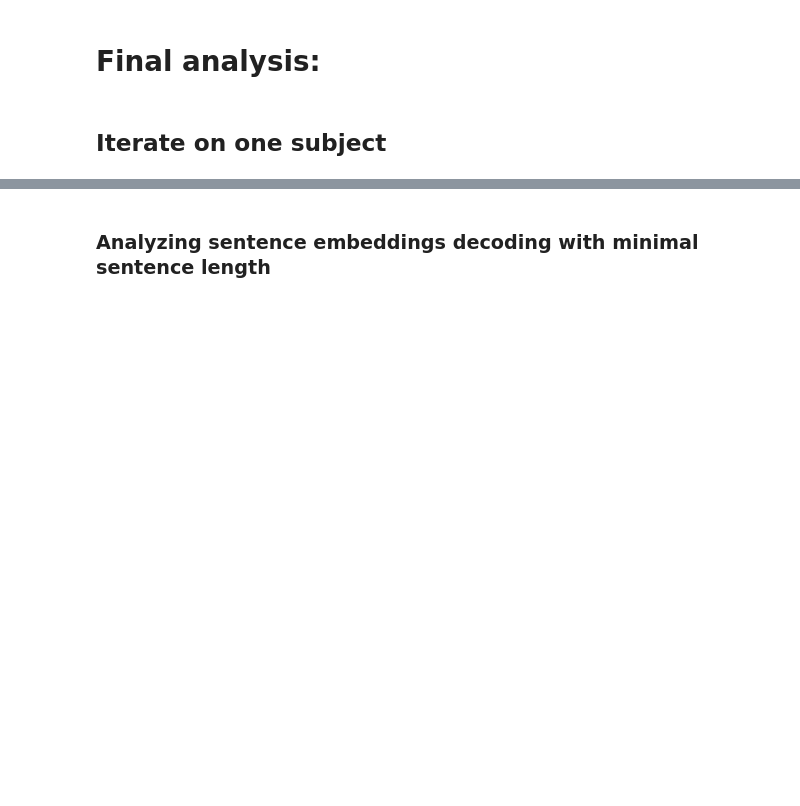
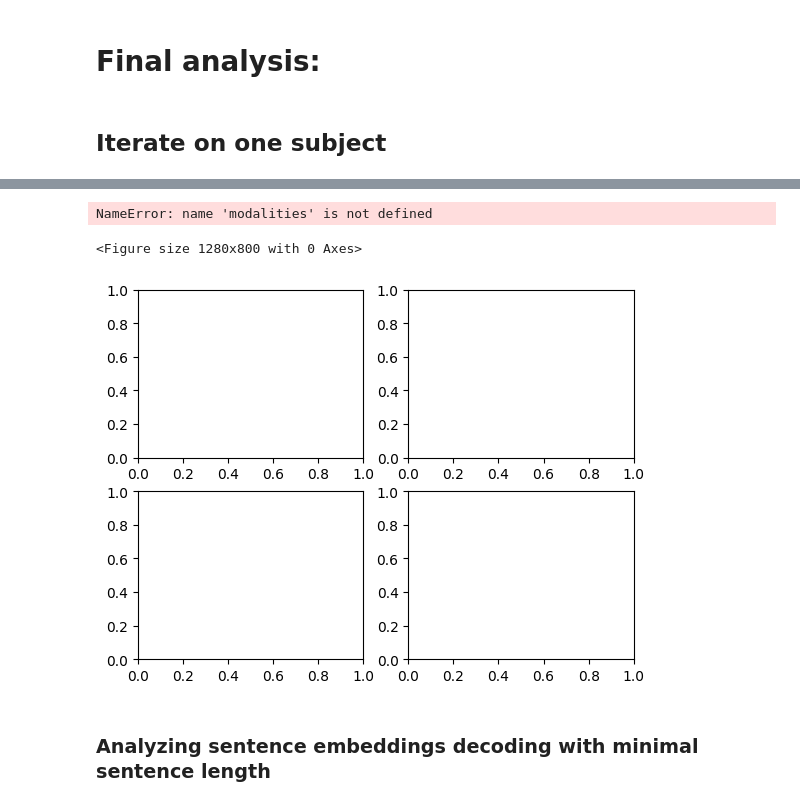
Before and after one commit to BelCorentin/neurospin-petit-prince, a Jupyter notebook: decoding/local_testing/analysis.ipynb, the cells around one changed output, grey strips where cells are left out. Drawn from its saved outputs; the diff is of its cells as text; code cells hidden in the pictures; blank space fills up the shorter version.

```diff
--- a/decoding/local_testing/analysis.ipynb
+++ b/decoding/local_testing/analysis.ipynb
@@ -51,16 +49,16 @@ mne.set_log_level(verbose='error')
 
 level = 'sentence'
 subject = '26'
-decoding_criterion = 'embeddings'
 # All the criterions used for later plotting:
 # - total BOW
 # - embeddings
 # - n_first_words
 # - n, n+1, n+2 words
 criterions = ('bow', 'embeddings', 'only1', 'only2', 'only3', 'only4', 'only5')
-
-for modality in ('visual', 'auditory'):
-    for start in ('onset', 'offset'):
+modalities = ('visual', 'auditory')
+starts = ('onset', 'offset')
+for modality in modalities:
+    for start in starts:
         for decoding_criterion in criterions:
             analysis_subject(subject, modality, start, level, decoding_criterion)
 # %% [output]
@@ -71,3 +82,31 @@ Analysis already done
+# %%
+import matplotlib.pyplot as plt
+figure = plt.figure(figsize=(16, 10), dpi=80)
+fig, axes = plt.subplots(2, 2)
+for axes_, level in zip(axes, modalities):
+    for ax, start in zip(axes_, starts):
+        # For each criterion:
+        # Plot the score associated
+
+        # For embeddings (laser), bow, only1;2 etc .. it's direct
+        # Then outside of the for crit in criterion, plot the sum of decoding scores for
+        # all the only...
+
+        data = load_scores(subject, level, start, decoding_criterion, modality)
+        y = []
+        x = []
+        for s, t in data.groupby("t"):
+            score_avg = t.score.mean()
+            y.append(score_avg)
+            x.append(s)
+        ax.fill_between(x, y)
+        ax.set_title(f"{modality} {start}")
+        ax.axhline(y=0, color="r", linestyle="-")
+plt.suptitle(f"Decoding Performance for {decoding_criterion} and {modality}")
+# %% [output]
+NameError: name 'modalities' is not defined
+<Figure size 1280x800 with 0 Axes>
+[figure, added]
 # %% [markdown]
 ### Analyzing sentence embeddings decoding with minimal sentence length
 # %%
```
Also changed, not shown: parts of 2 cells of this notebook, 26 other files.
